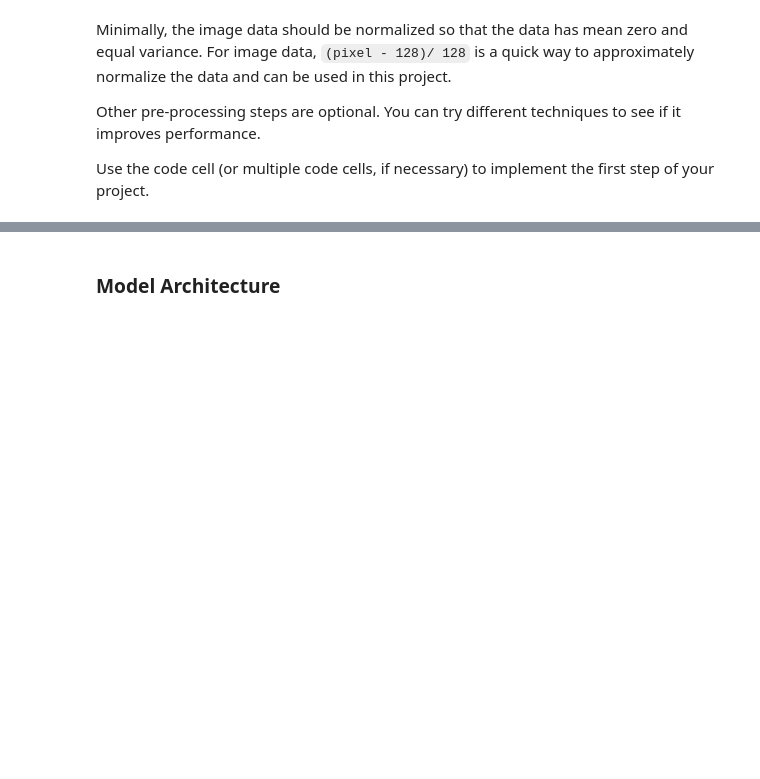
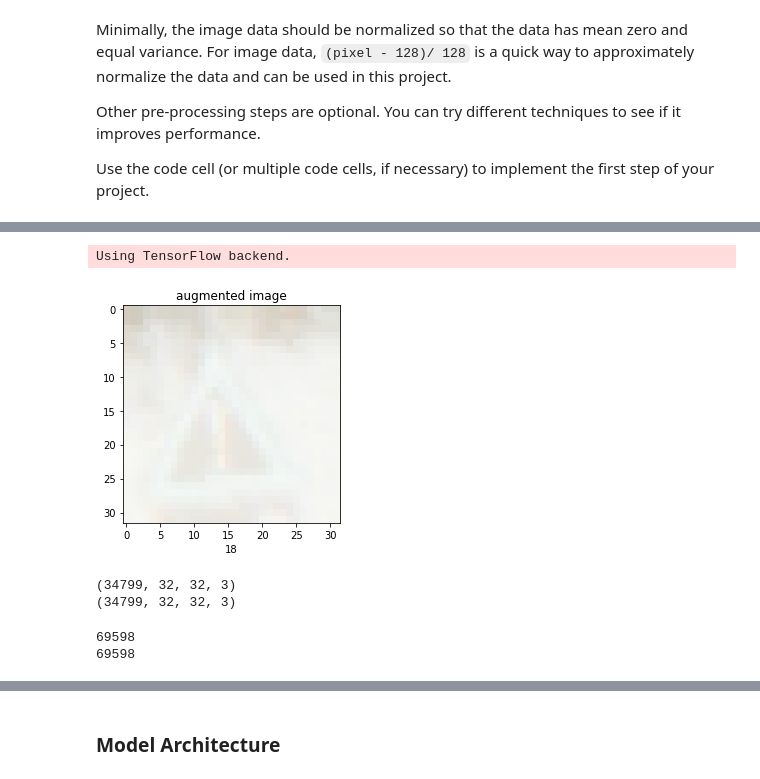
Before and after one commit to agarwa65/Traffic_Sign_Classifier, a Jupyter notebook: Traffic_Sign_Classifier.ipynb, the cells around one changed output, grey strips where cells are left out. Drawn from its saved outputs; the diff is of its cells as text; code cells hidden in the pictures; blank space fills up the shorter version.

```diff
--- a/Traffic_Sign_Classifier.ipynb
+++ b/Traffic_Sign_Classifier.ipynb
@@ -225,0 +253,57 @@ error: /Users/jenkins/miniconda/1/x64/conda-bld/work/opencv-3.1.0/modules/imgpro
+# %%
+import keras
+from keras.preprocessing.image import ImageDataGenerator
+
+datagen = keras.preprocessing.image.ImageDataGenerator(
+    rotation_range=8,
+    width_shift_range=0.1,
+    height_shift_range=0.1,
+    shear_range=0.1,
+    zoom_range=0.1,
+    fill_mode='nearest',
+    horizontal_flip=False,
+    vertical_flip=False
+)
+# %% [output]
+Using TensorFlow backend.
+# %%
+# Augmenting training dataset
+
+X_train_augmented = np.empty((0,32,32,3))
+y_train_augmented = np.empty(0,dtype='uint8')
+
+X_train_in = np.copy(X_train)
+y_train_in = np.copy(y_train)
+
+batches = 0
+for X, y in datagen.flow(X_train_in, y_train_in, batch_size=32,seed = 9435):
+    X_train_augmented = np.append(X_train_augmented,X, axis =0)
+    y_train_augmented = np.append(y_train_augmented,y, axis =0)
+    batches += 1
+    if batches >= len(X_train) / 32:
+        break
+# %%
+plt.subplot(1,1,1)
+plt.imshow(X_train_augmented[10].squeeze(), cmap="gray")
+plt.title("augmented image")
+plt.xlabel(y_train_augmented[10])
+plt.savefig('augementation.png', format='png')
+# %% [output]
+[figure, added]
+# %%
+print(X_train_augmented.shape)
+print(X_train.shape)
+# %% [output]
+(34799, 32, 32, 3)
+(34799, 32, 32, 3)
+# %%
+# Append original X_train and y_trian with the new augmented data
+# X_train = np.concatenate((X_train, X_train_augmented[:17399]), axis=0)
+# y_train = np.concatenate((y_train, y_train_augmented[:17399]), axis=0)
+X_train = np.concatenate((X_train, X_train_augmented), axis=0)
+y_train = np.concatenate((y_train, y_train_augmented), axis=0)
+print(len(X_train))
+print(len(y_train))
+# %% [output]
+69598
+69598
```
Also changed, not shown: parts of 25 cells of this notebook, 24 other files.
